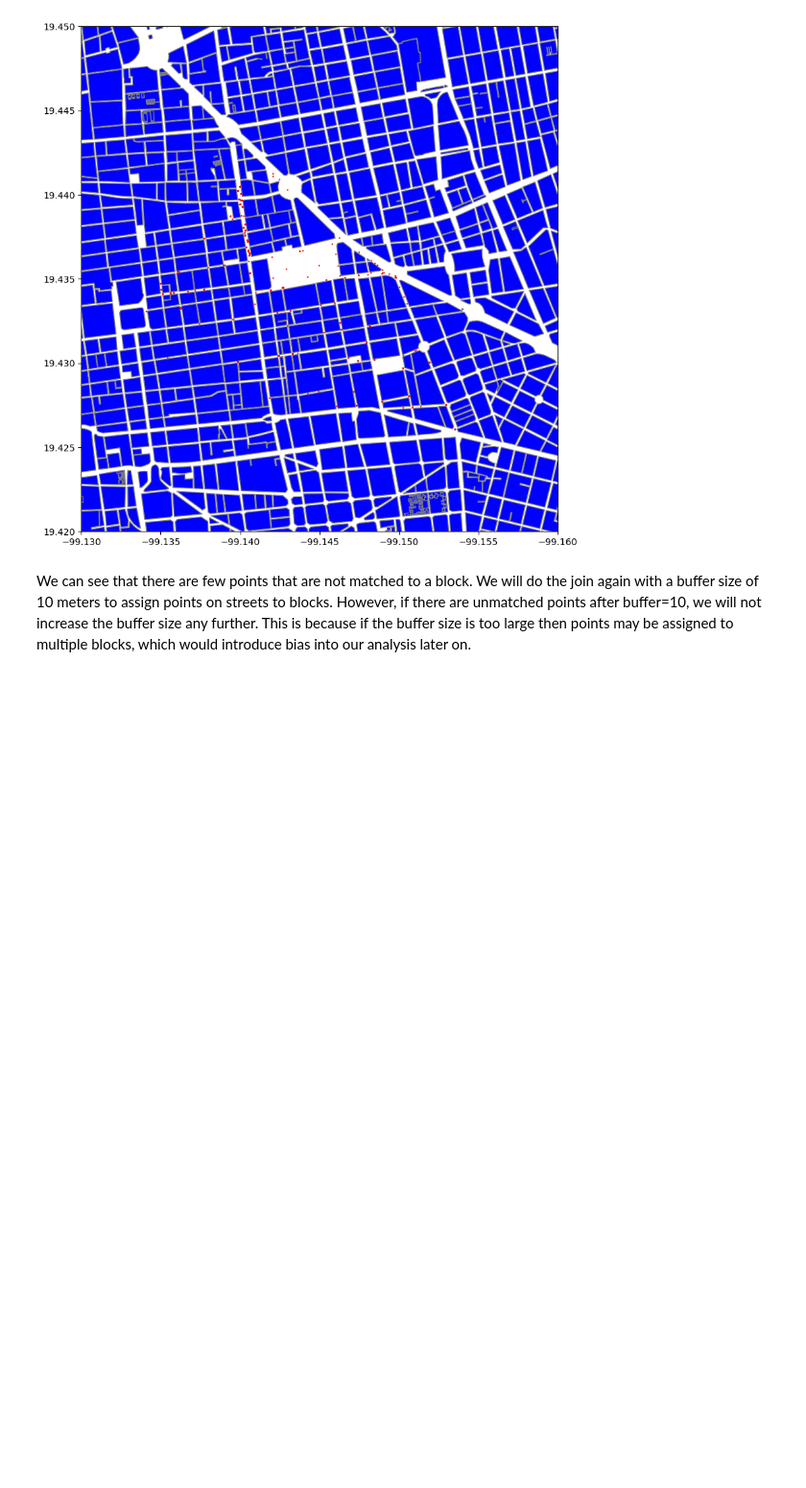
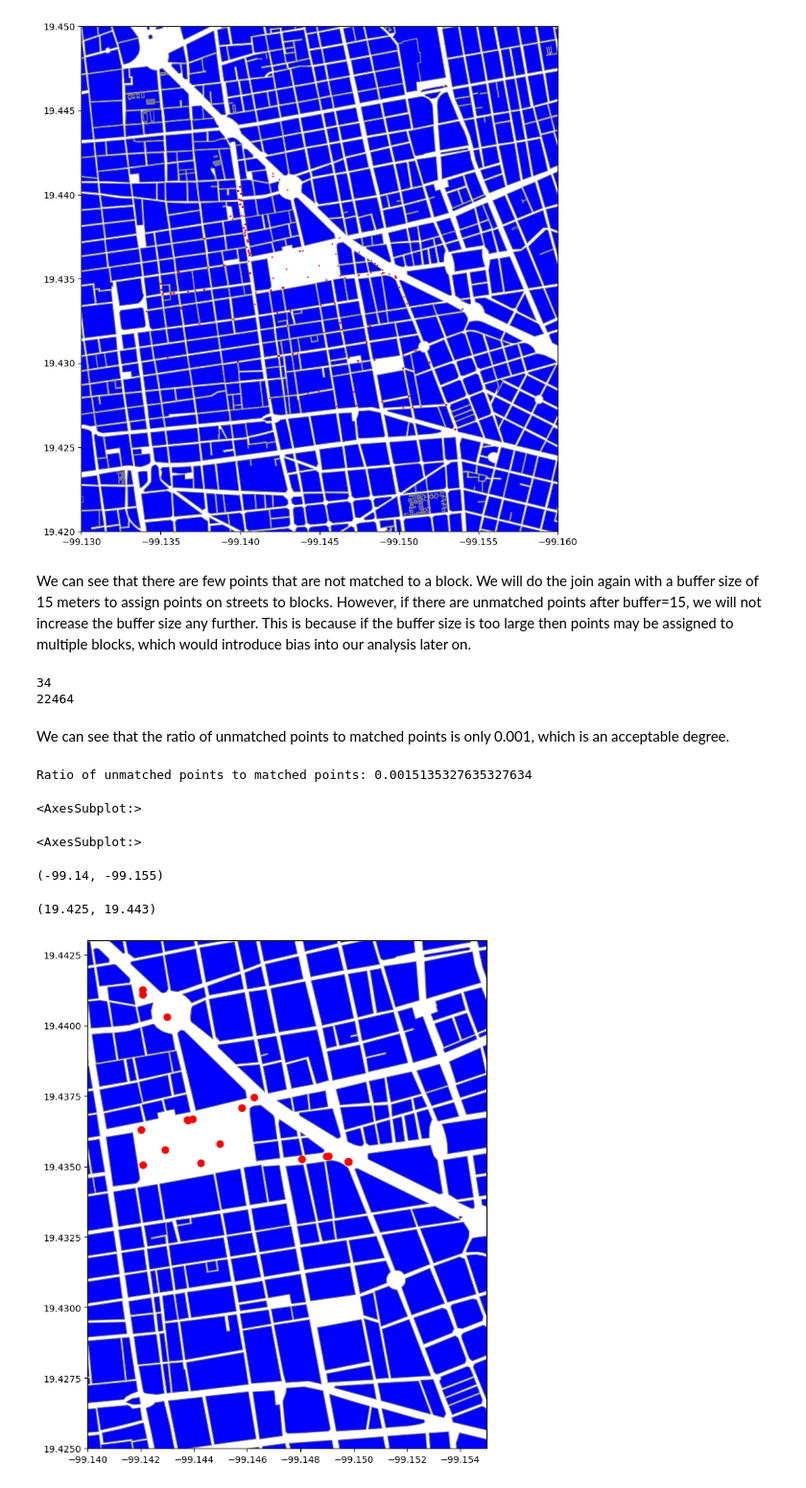
Before and after one commit to zeynepmertan/shantiproject, a Jupyter notebook: data processing/join_external_data.ipynb, the cells around one changed output. Shown at 96% size. Drawn from its saved outputs; the diff is of its cells as text; code cells hidden in the pictures; blank space fills up the shorter version.

```diff
--- a/data processing/join_external_data.ipynb
+++ b/data processing/join_external_data.ipynb
@@ -186,4 +185,57 @@ plt.show()
 (19.42, 19.45)
 [figure]
 # %% [markdown]
-We can see that there are few points that are not matched to a block. We will do the join again with a buffer size of 10 meters to assign points on streets to blocks. However, if there are unmatched points after buffer=10, we will not increase the buffer size any further. This is because if the buffer size is too large then points may be assigned to multiple blocks, which would introduce bias into our analysis later on.
+We can see that there are few points that are not matched to a block. We will do the join again with a buffer size of 15 meters to assign points on streets to blocks. However, if there are unmatched points after buffer=15, we will not increase the buffer size any further. This is because if the buffer size is too large then points may be assigned to multiple blocks, which would introduce bias into our analysis later on.
+# %%
+# Convert the CRS of your geodataframes to EPSG:32614
+gdf2 = gpd.GeoDataFrame(data, geometry='geometry')
+gdf2 = gdf.to_crs(epsg=32614)
+blocks = blocks.to_crs(epsg=32614)
+
+# Create a buffer around your points
+# Here, the buffer size is in meters
+gdf2['geometry'] = gdf2.geometry.buffer(15) # 15 meters as buffer size
+
+# Re-do the spatial join
+joined2 = gpd.sjoin(gdf2, blocks, how='left', op='intersects')
+# %%
+print(joined2['index_right'].isna().sum())
+print(joined2['index_right'].count())
+# %% [output]
+34
+22464
+# %% [markdown]
+We can see that the ratio of unmatched points to matched points is only 0.001, which is an acceptable degree.
+# %%
+unmatched_count = joined2['index_right'].isna().sum()
+matched_count = joined2['index_right'].count()
+
+# Calculate ratio
+ratio = unmatched_count / matched_count
+
+print(f"Ratio of unmatched points to matched points: {ratio}")
+# %% [output]
+Ratio of unmatched points to matched points: 0.0015135327635327634
+# %%
+blocks = blocks.to_crs(epsg=4326)
+
+
+unmatched2 = joined2[joined2['index_right'].isna()]
+unmatched2 = unmatched2.to_crs(epsg=4326)
+
+fig, ax = plt.subplots(figsize=(10, 10))
+
+# Plot the blocks (polygons)
+blocks.plot(ax=ax, color='blue', edgecolor='grey')
+
+# Plot the unmatched points
+unmatched2.plot(ax=ax, color='red')
+ax.set_xlim([-99.140, -99.155])
+ax.set_ylim([19.425, 19.443])
+plt.show()
+# %% [output]
+<AxesSubplot:>
+<AxesSubplot:>
+(-99.14, -99.155)
+(19.425, 19.443)
+[figure, added]
```
Also changed, not shown: parts of 27 cells of this notebook.
